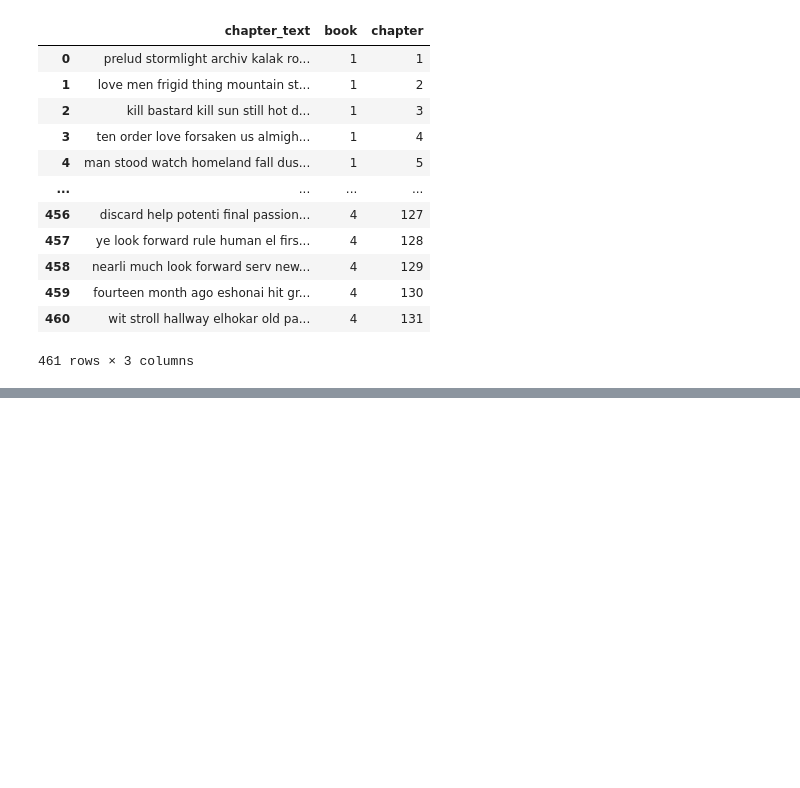
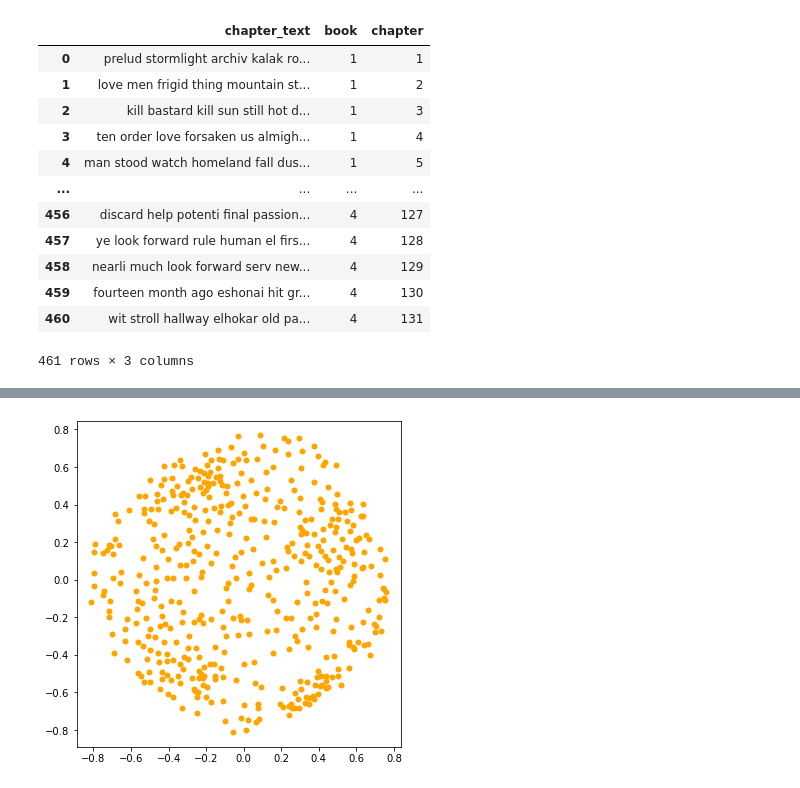
Before and after one commit to nkinnaird/StormlightArchiveNLP, a Jupyter notebook: code/vectorizeText.ipynb, the cells around one changed output, grey strips where cells are left out. Cells and saved outputs as stored; diff of their text form; code cells hidden in the pictures; blank space fills up the shorter version.

```diff
--- a/code/vectorizeText.ipynb
+++ b/code/vectorizeText.ipynb
@@ -16,12 +18,8 @@ print(my_stop_words)
 # %%
 # get counts and remove stop words
-def vectorizeText(inputText):
-#     cv = CountVectorizer(stop_words='english')
-    cv = CountVectorizer(stop_words=my_stop_words)
+def vectorizeText(inputText, min_df=1, max_df=1.0):
+    cv = CountVectorizer(stop_words=my_stop_words, min_df=min_df, max_df=max_df)
     X = cv.fit_transform(inputText)
-
-    print(X.shape)
-    print(type(X))
 
     return X, cv
 
@@ -31,13 +29,9 @@ def vectorizeText(inputText):
 #     print(df_cv)
 
 # get term frequencies and remove stop words
-def vectorizeTextIDF(inputText):
-#     cv_tfidf = TfidfVectorizer(stop_words='english')
-    cv_tfidf = TfidfVectorizer(stop_words=my_stop_words)
+def vectorizeTextIDF(inputText, min_df=1, max_df=1.0):
+    cv_tfidf = TfidfVectorizer(stop_words=my_stop_words, min_df=min_df, max_df=max_df)
     X_tfidf = cv_tfidf.fit_transform(inputText)
-
-    print(X_tfidf.shape)
-    print(type(X_tfidf))
 
     return X_tfidf, cv_tfidf
 
@@ -123,0 +290,4 @@ plt.plot(ks, inertias)
+# %%
+# get distances of points
+# distances  = 1 - cosine_similarity(vectorized_matrix) # same as just the cosine distance: D = 1 - S
+distances  = cosine_distances(vectorized_matrix)
@@ -123,0 +312,14 @@ plt.plot(ks, inertias)
+# %%
+fig, ax = plt.subplots(figsize=(9, 6))
+ax.plot(xs, ys, marker='o', markersize=6, linestyle='', color='orange', alpha=1.0, mec="none" )
+ax.set_aspect('equal')
+
+
+# ax.tick_params(axis='x',which='both',bottom='off',top='off',labelbottom='off')
+# ax.tick_params(axis='y',which='both',left='off',right='off',labelleft='off')
+# ax.set_xlim(-0.85,1.7)
+# ax.set_ylim(-0.85,0.85)
+
+plt.show()
+# %% [output]
+[figure, added]
```
Also changed, not shown: parts of 20 cells of this notebook.
